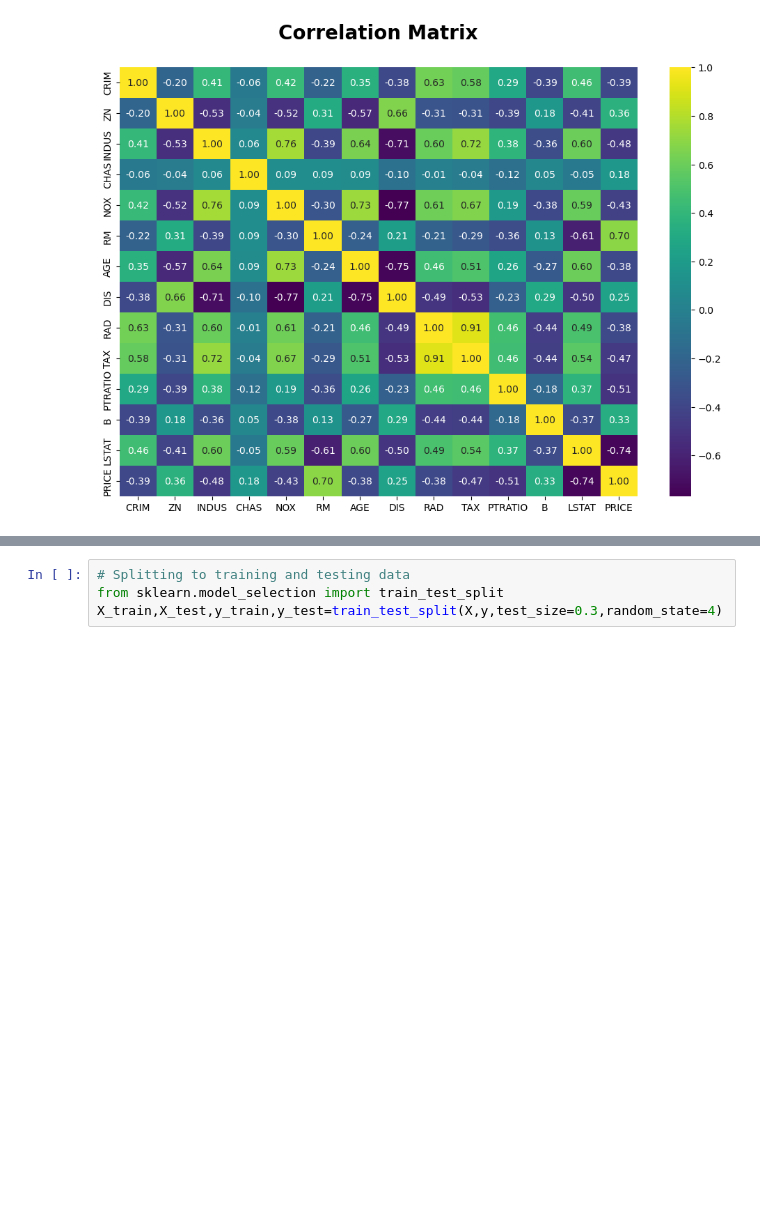
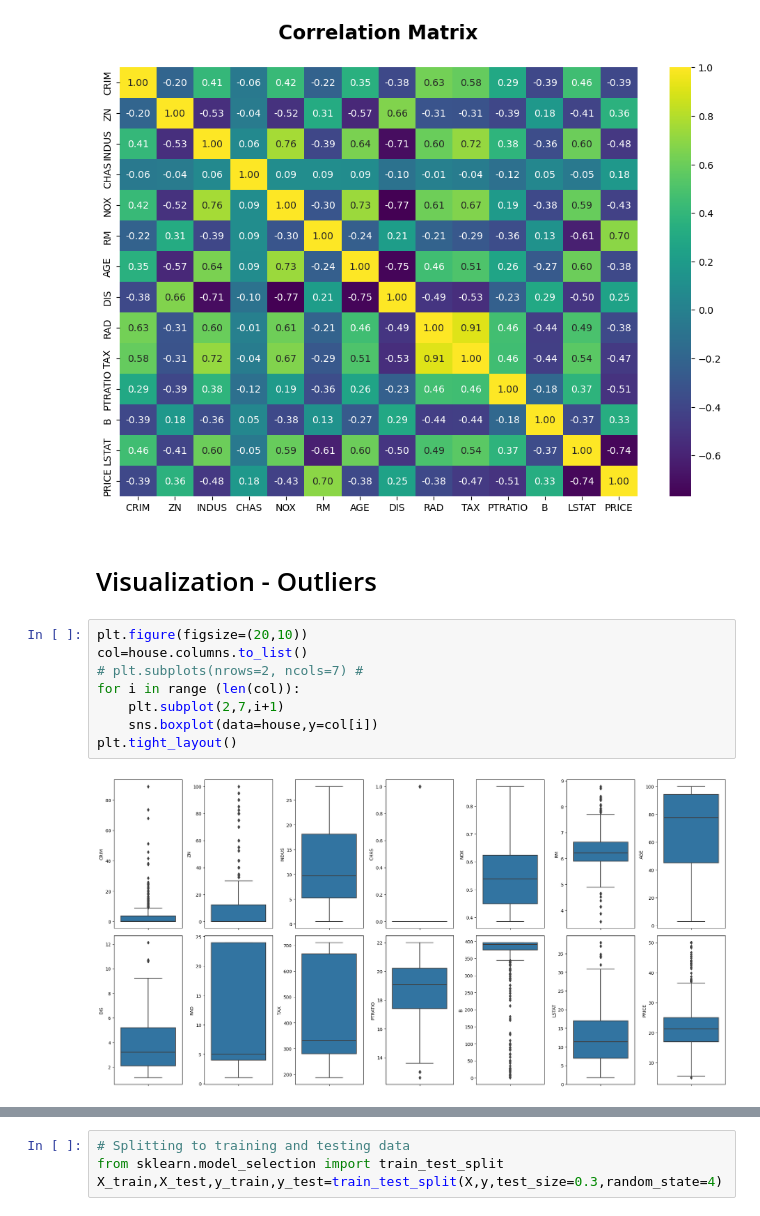
Before and after one commit to kumaramardeep342/Kaggle-Data-Science-Learning, a Jupyter notebook: boston-house-prediction-dataset-practise-am.ipynb, the cells around one changed output, grey strips where cells are left out. Cells and saved outputs as stored; diff of their text form; blank space fills up the shorter version.

Commit message:
Kaggle Notebook | Boston House Prediction Dataset Practise Am | Version 7

```diff
--- a/boston-house-prediction-dataset-practise-am.ipynb
+++ b/boston-house-prediction-dataset-practise-am.ipynb
@@ -238,3 +235,15 @@ plt.title('Correlation Matrix\n',fontsize = 20, weight = 'bold')
 # %% [output]
 Text(0.5, 1.0, 'Correlation Matrix\n')
 [figure]
+# %% [markdown]
+# Visualization - Outliers
+# %%
+plt.figure(figsize=(20,10))
+col=house.columns.to_list()
+# plt.subplots(nrows=2, ncols=7) #
+for i in range (len(col)):
+    plt.subplot(2,7,i+1)
+    sns.boxplot(data=house,y=col[i])
+plt.tight_layout()
+# %% [output]
+[figure, added]
```
Also changed, not shown: parts of 16 cells of this notebook.
